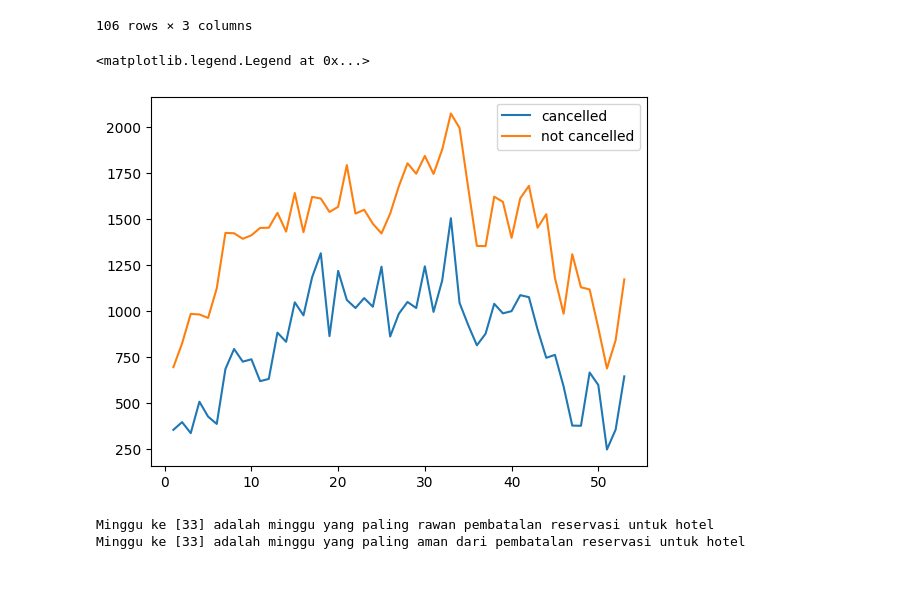
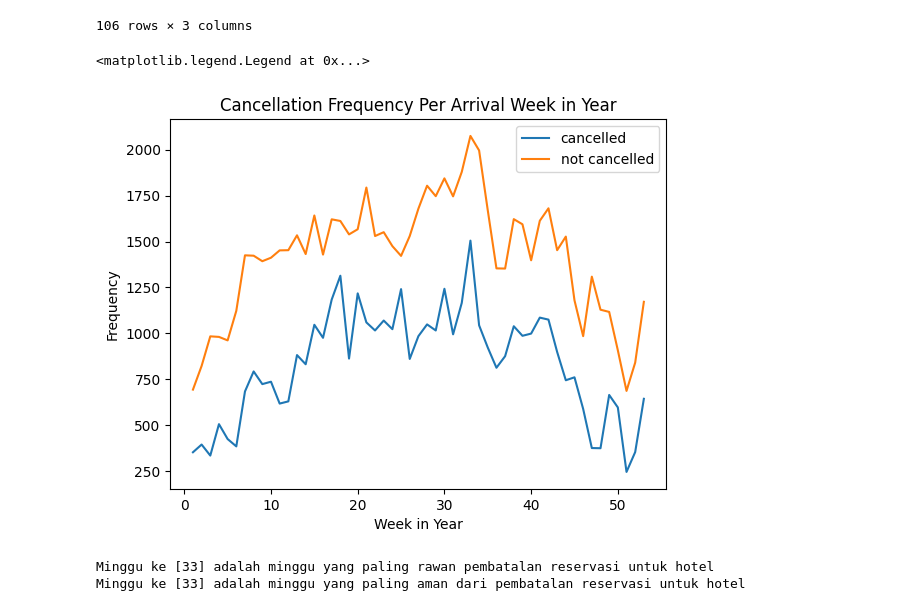
Before and after one commit to ArdiansyahArya/hotel_reservation_prediction, a Jupyter notebook: h8dsft_Milestone2P1_ardiansyah_arya_salvinia.ipynb, the cells around one changed output. Saved outputs shown, nothing was run; the diff lists cells and outputs as text; code cells hidden in the pictures; blank space fills up the shorter version.

```diff
--- a/h8dsft_Milestone2P1_ardiansyah_arya_salvinia.ipynb
+++ b/h8dsft_Milestone2P1_ardiansyah_arya_salvinia.ipynb
@@ -362,12 +409,15 @@ week
 # %%
 y1=week[{'arrival_date_week_number',0}].loc[week['is_canceled']==1].sort_values('arrival_date_week_number')
 y2=week[{'arrival_date_week_number',0}].loc[week['is_canceled']==0].sort_values('arrival_date_week_number')
 plt.plot(y1['arrival_date_week_number'],y1[0], label='cancelled')
 plt.plot(y2['arrival_date_week_number'],y2[0], label='not cancelled')
+plt.xlabel('Week in Year')
+plt.ylabel('Frequency')
+plt.title('Cancellation Frequency Per Arrival Week in Year')
 plt.legend()
 # %% [output]
 <matplotlib.legend.Legend at 0x...>
-[figure, old version]
+[figure, new version]
 # %%
 week1= week.loc[week['is_canceled'] == 1]
 week0= week.loc[week['is_canceled'] == 0]
```
Also changed, not shown: parts of 76 cells of this notebook, 12 other files.
